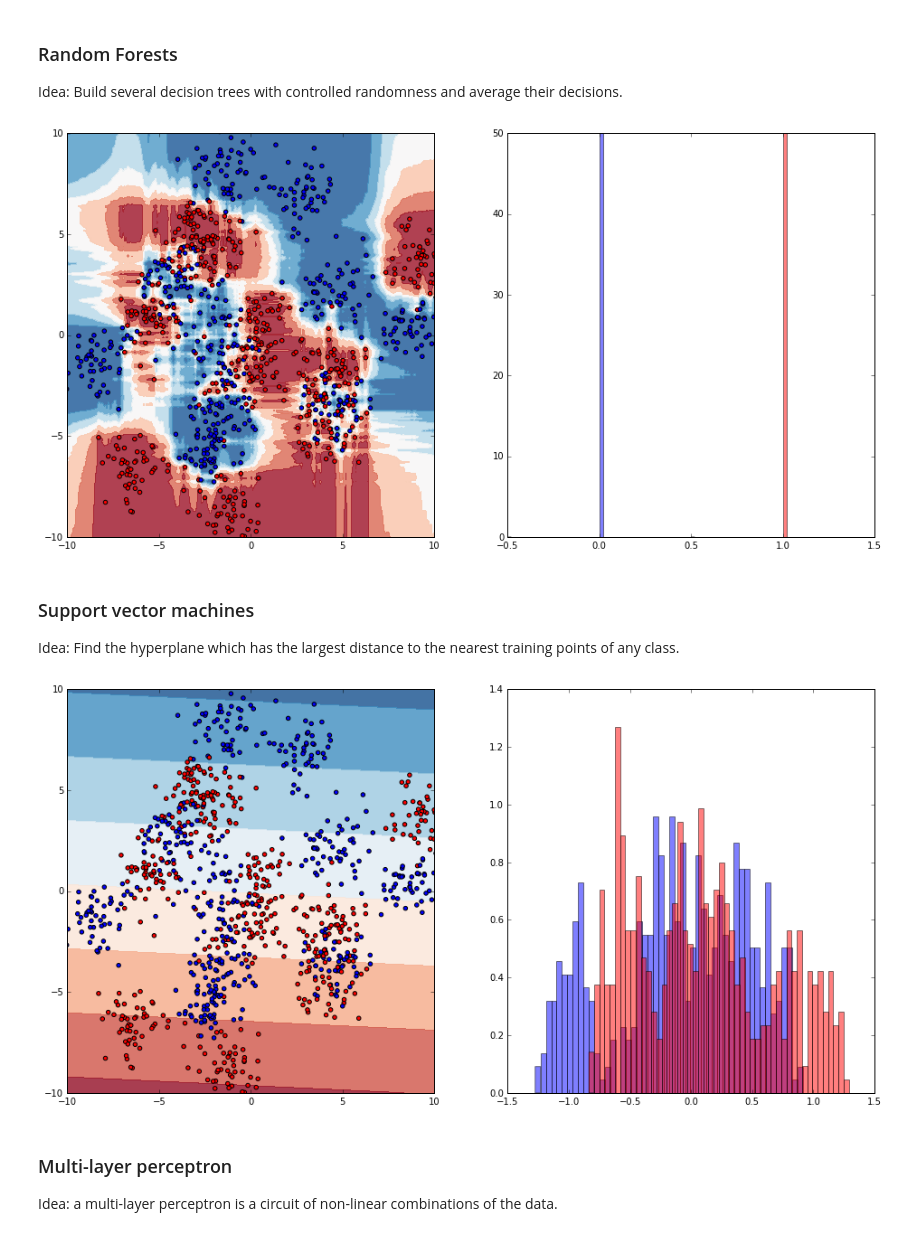
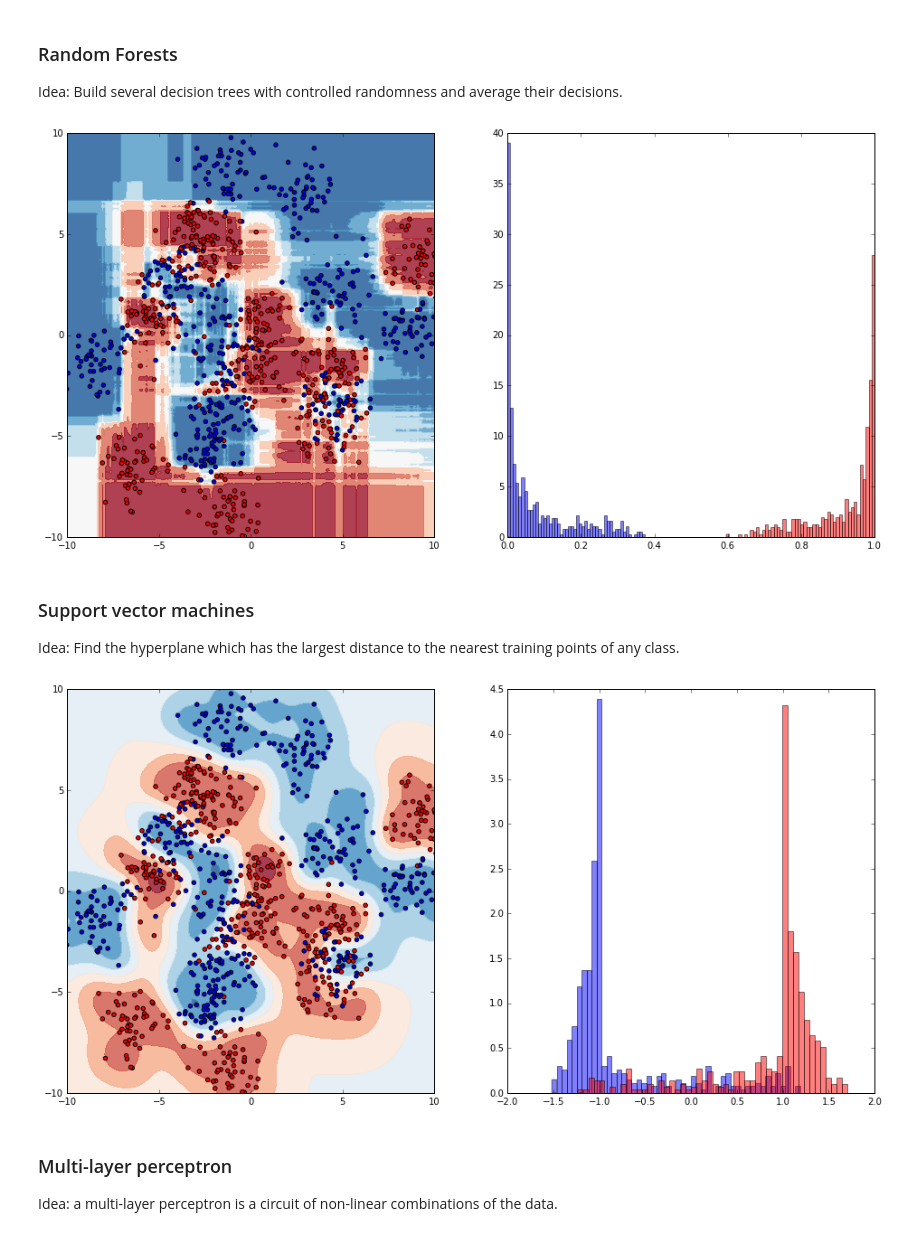
Before and after one commit to glouppe/tutorials-scikit-learn, a Jupyter notebook: An introduction to Machine Learning with Scikit-Learn.ipynb, the cells around one changed output. Drawn from its saved outputs; the diff is of its cells as text; code cells hidden in the pictures.

```diff
--- a/An introduction to Machine Learning with Scikit-Learn.ipynb
+++ b/An introduction to Machine Learning with Scikit-Learn.ipynb
@@ -325,25 +326,25 @@ plot_clf(clf, X, y)
 
 Idea: Build several decision trees with controlled randomness and average their decisions.
 # %%
-# from sklearn.ensemble import RandomForestClassifier
-# clf = RandomForestClassifier(n_estimators=500)
-from sklearn.ensemble import ExtraTreesClassifier
-clf = ExtraTreesClassifier(n_estimators=500)
+from sklearn.ensemble import RandomForestClassifier
+clf = RandomForestClassifier(n_estimators=500)
+# from sklearn.ensemble import ExtraTreesClassifier
+# clf = ExtraTreesClassifier(n_estimators=500)
 clf.fit(X, y)
 plot_clf(clf, X, y)
 # %% [output]
-[figure, old version]
+[figure, new version]
 # %% [markdown]
 ### Support vector machines
 
 Idea: Find the hyperplane which has the largest distance to the nearest training points of any class.
 # %%
 from sklearn.svm import SVC
-clf = SVC(kernel="linear")  # try kernel="rbf" instead
+clf = SVC(kernel="rbf")  # try kernel="rbf" instead
 clf.fit(X, y)
 plot_clf(clf, X, y)
 # %% [output]
-[figure, old version]
+[figure, new version]
 # %% [markdown]
 ### Multi-layer perceptron
 
```
Also changed, not shown: parts of 21 cells of this notebook, 1 other file.
